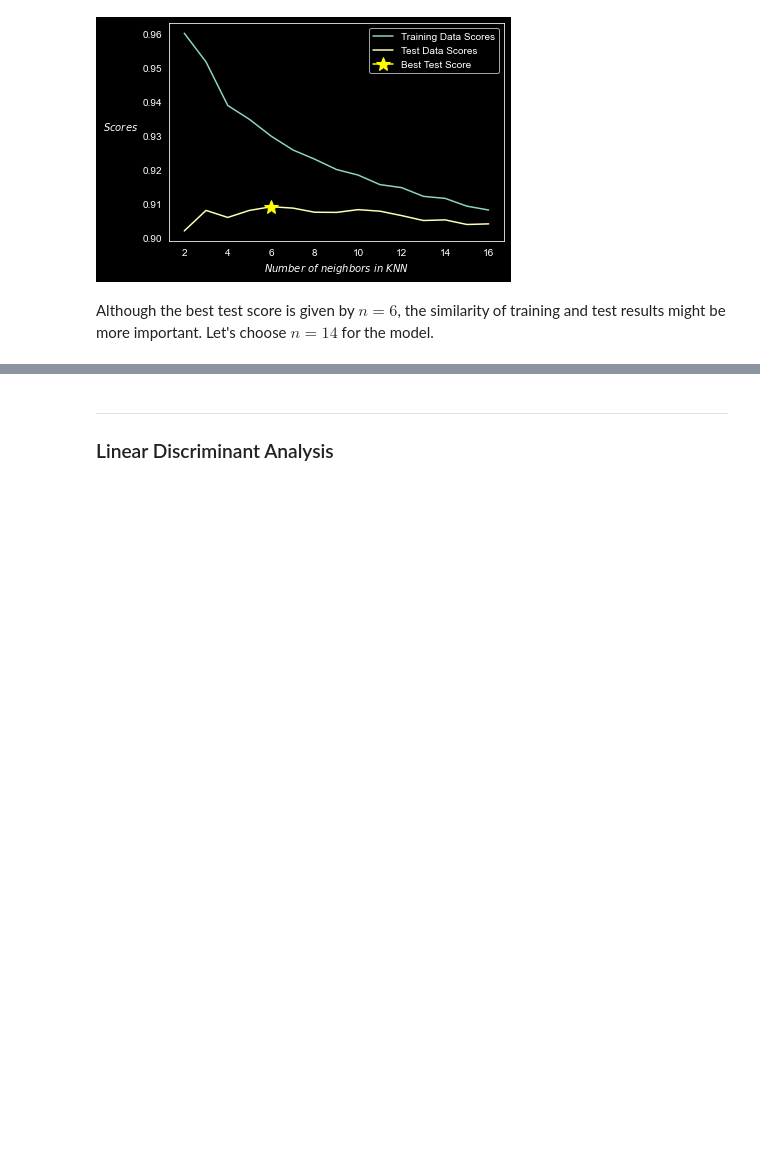
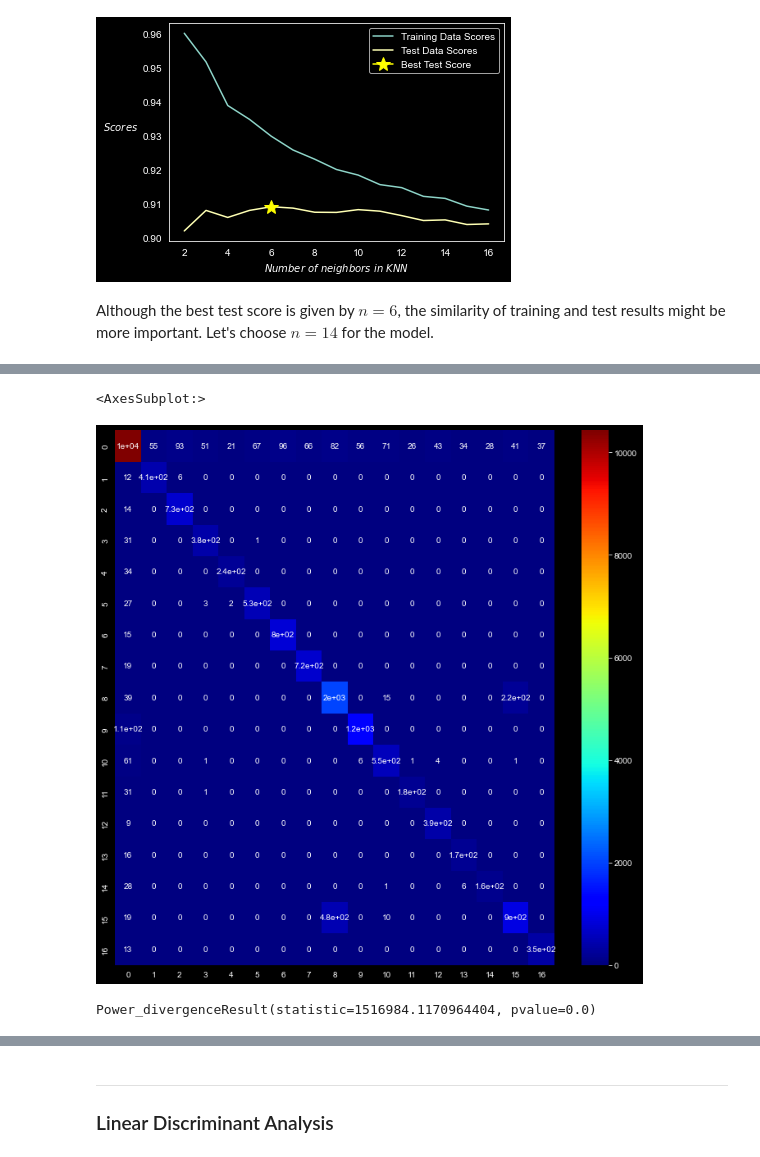
Before and after one commit to cemsanga/MAT555E_Assignments, a Jupyter notebook: HW3/HW3.ipynb, the cells around one changed output, grey strips where cells are left out. Cells and saved outputs as stored; diff of their text form; code cells hidden in the pictures; blank space fills up the shorter version.

```diff
--- a/HW3/HW3.ipynb
+++ b/HW3/HW3.ipynb
@@ -224,8 +271,10 @@ plt.show()
 # %% [markdown]
 Although the best test score is given by $n=6$, the similarity of training and test results might be more important. Let's choose $n=14$ for the model.
 # %%
-#model_knn = KNeighborsClassifier(n_neighbors=14)
-#model_knn.fit(X_train,y_train)
-#score = model_knn.score(X_train,y_train)
-#test_score = model_knn.score(X_test,y_test)
-#y_pred = model_knn.predict(X_test)
+model_knn = KNeighborsClassifier(n_neighbors=14)
+model_knn.fit(X_train,y_train)
+score = model_knn.score(X_train,y_train)
+test_score = model_knn.score(X_test,y_test)
+y_pred = model_knn.predict(X_test)
+print(score)
+print(test_score)
@@ -232,3 +284,3 @@ Although the best test score is given by $n=6$, the similarity of training and t
 # %%
-#cm = confusion_matrix(y_test,y_pred)
-#cm
+cm = confusion_matrix(y_test,y_pred)
+cm
@@ -235,7 +305,12 @@ Although the best test score is given by $n=6$, the similarity of training and t
 # %%
-#plt.figure(figsize=(12,12))
-#heatmap(cm,cmap="jet",annot = True)
+plt.figure(figsize=(12,12))
+heatmap(cm,cmap="jet",annot = True)
+# %% [output]
+<AxesSubplot:>
+[figure, added]
 # %%
-#ResKNN = chisquare(cm,axis=None)
-#ResKNN
+ResKNN = chisquare(cm,axis=None)
+ResKNN
+# %% [output]
+Power_divergenceResult(statistic=1516984.1170964404, pvalue=0.0)
 # %%
```
Also changed, not shown: parts of 23 cells of this notebook.
